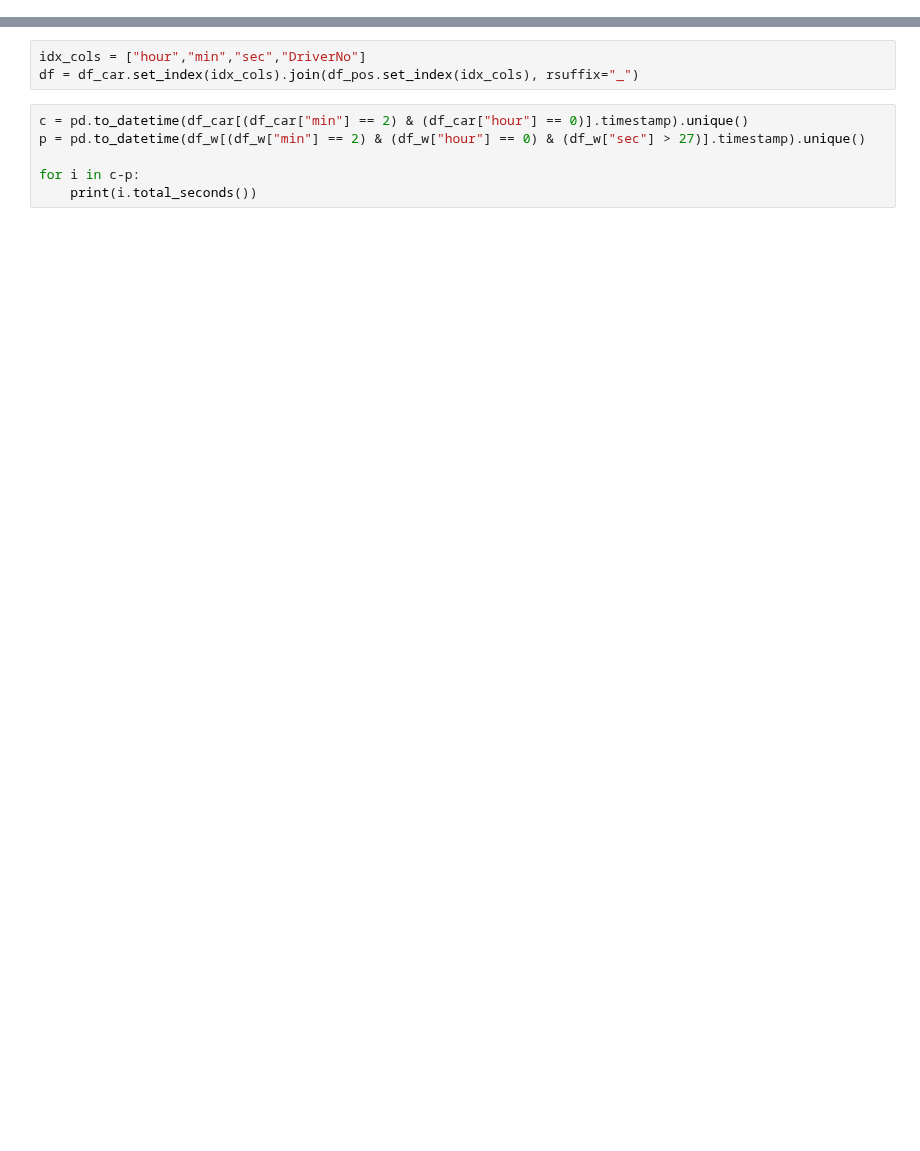
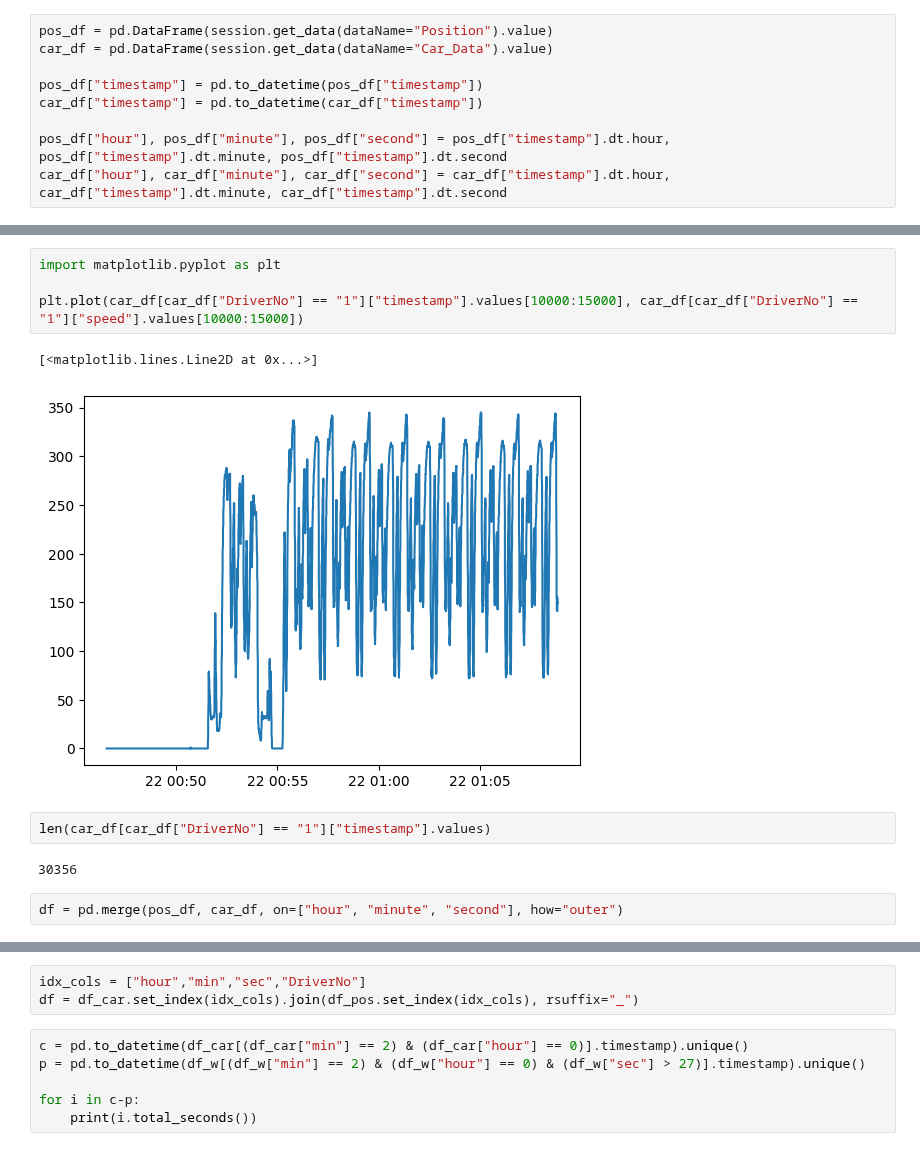
Before and after one commit to GoktugOcal/LiveF1, a Jupyter notebook: test.ipynb, the cells around one changed output, grey strips where cells are left out. Cells and saved outputs as stored; diff of their text form; blank space fills up the shorter version.

```diff
--- a/test.ipynb
+++ b/test.ipynb
@@ -22,0 +15,9 @@ Session Name : Race
+# %%
+pos_df = pd.DataFrame(session.get_data(dataName="Position").value)
+car_df = pd.DataFrame(session.get_data(dataName="Car_Data").value)
+
+pos_df["timestamp"] = pd.to_datetime(pos_df["timestamp"])
+car_df["timestamp"] = pd.to_datetime(car_df["timestamp"])
+
+pos_df["hour"], pos_df["minute"], pos_df["second"] = pos_df["timestamp"].dt.hour, pos_df["timestamp"].dt.minute, pos_df["timestamp"].dt.second
+car_df["hour"], car_df["minute"], car_df["second"] = car_df["timestamp"].dt.hour, car_df["timestamp"].dt.minute, car_df["timestamp"].dt.second
@@ -22,0 +67,13 @@ Session Name : Race
+# %%
+import matplotlib.pyplot as plt
+
+plt.plot(car_df[car_df["DriverNo"] == "1"]["timestamp"].values[10000:15000], car_df[car_df["DriverNo"] == "1"]["speed"].values[10000:15000])
+# %% [output]
+[<matplotlib.lines.Line2D at 0x...>]
+[figure, added]
+# %%
+len(car_df[car_df["DriverNo"] == "1"]["timestamp"].values)
+# %% [output]
+30356
+# %%
+df = pd.merge(pos_df, car_df, on=["hour", "minute", "second"], how="outer")
```
Also changed, not shown: parts of 18 cells of this notebook, 7 other files.
